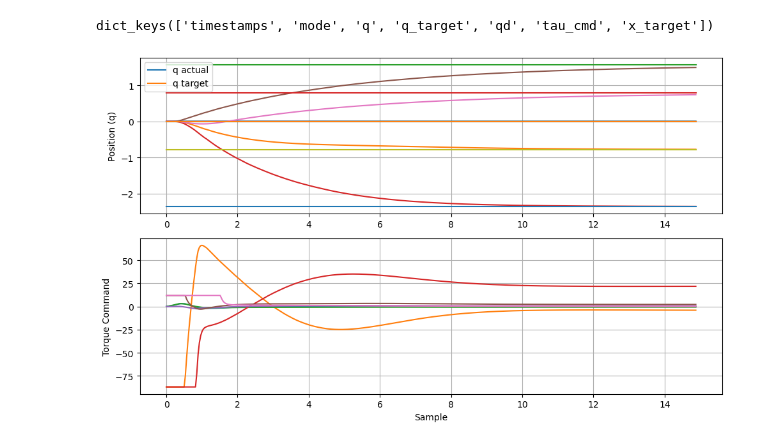
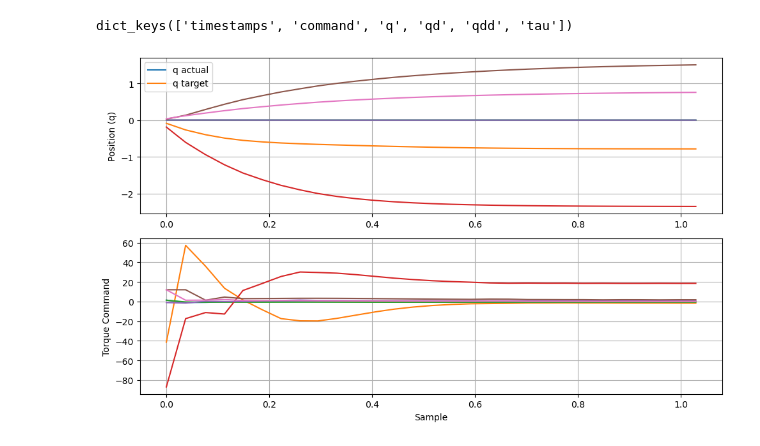
Before and after one commit to AlexanderWegenerRobotics/vision-mpc, a Jupyter notebook: scripts/analyze_controller.ipynb, the cells around one changed output. Saved outputs shown, nothing was run; the diff lists cells and outputs as text; code cells hidden in the pictures.

```diff
--- a/scripts/analyze_controller.ipynb
+++ b/scripts/analyze_controller.ipynb
@@ -9,32 +9,31 @@ import numpy as np
 from matplotlib import pyplot as plt
 from src.common.data_logger import DataLogger
 # %%
-path = os.path.join(project_root, 'log/test_controller/')
-bundle = 'control'
+path = os.path.join(project_root, 'log/test/')
+bundle = 'robot_state'
 data = DataLogger.load(path, bundle)
 
 print(data.keys())
 
 time = data["timestamps"] - data["timestamps"][0]
 # %% [output]
-dict_keys(['timestamps', 'mode', 'q', 'q_target', 'qd', 'tau_cmd', 'x_target'])
+dict_keys(['timestamps', 'command', 'q', 'qd', 'qdd', 'tau'])
 # %%
 fig, (ax1, ax2) = plt.subplots(2, 1, figsize=(10, 6))
 
 # First subplot - positions
 ax1.plot(time, data["q"])
-ax1.plot(time, data["q_target"])
 ax1.set_ylabel('Position (q)')
 ax1.grid()
 ax1.legend(['q actual', 'q target'])
 
 # Second subplot - torques
-ax2.plot(time, data["tau_cmd"])
+ax2.plot(time, data["tau"])
 ax2.set_ylabel('Torque Command')
 ax2.set_xlabel('Sample')
 ax2.grid()
 
 plt.tight_layout()
 plt.show()
 # %% [output]
-[figure, old version]
+[figure, new version]
```
Also changed, not shown: 14 other files.
